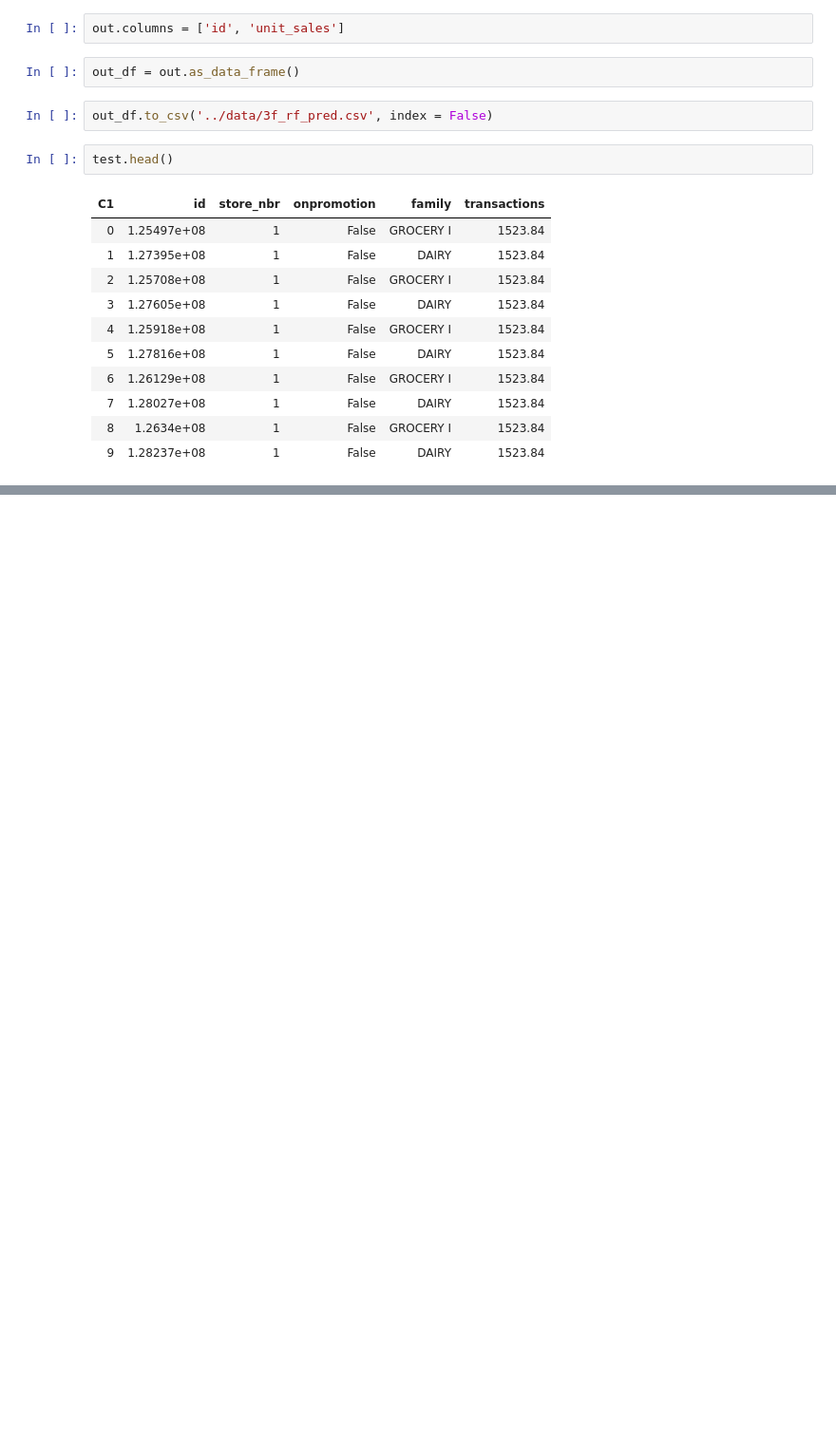
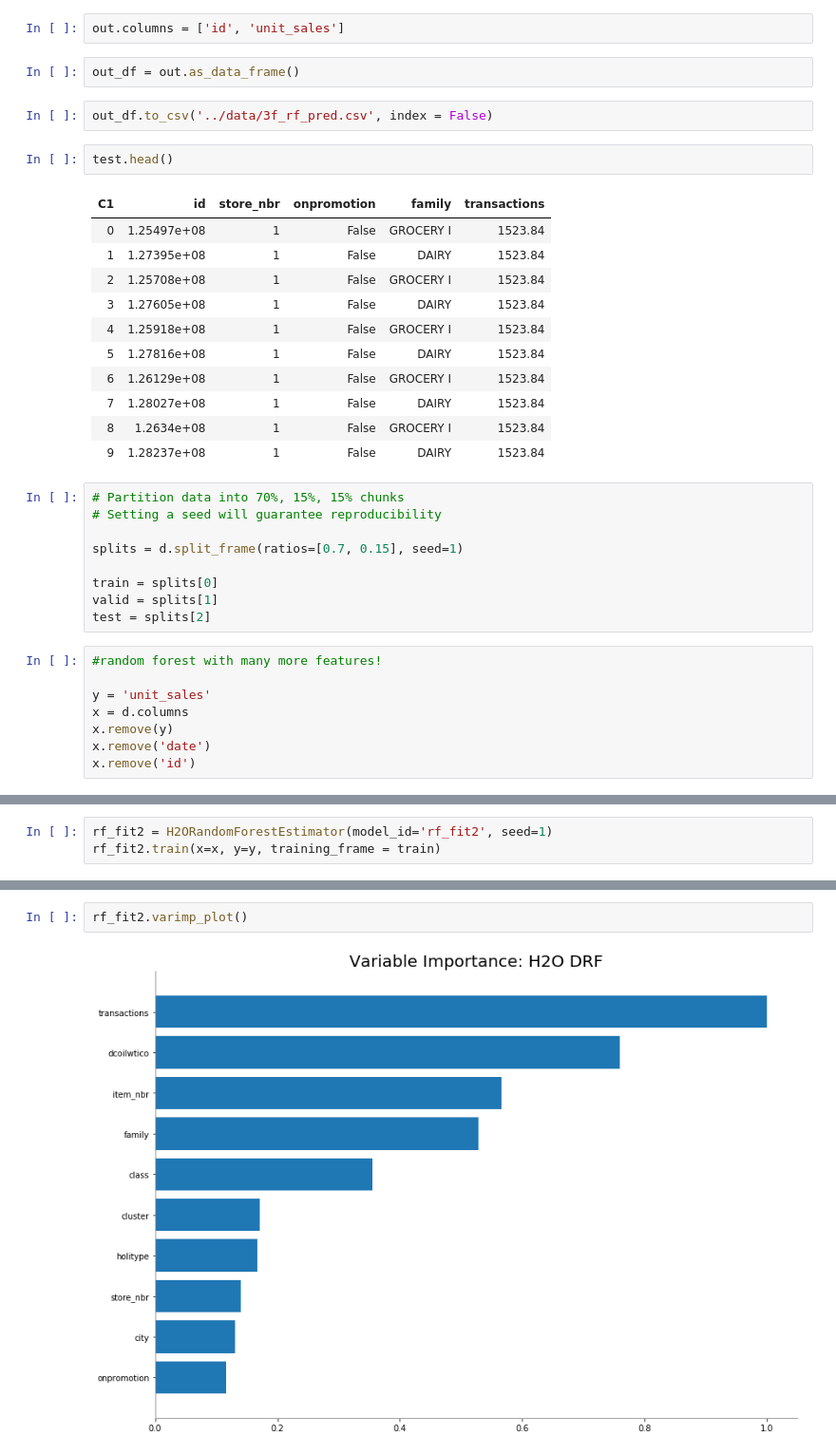
Before and after one commit to abbiepopa/kaggle_grocery, a Jupyter notebook: scripts/4.0_Models_in_H2O.ipynb, the cells around one changed output, grey strips where cells are left out. Shown: that part at 95% size. Cells and saved outputs as stored; diff of their text form; blank space fills up the shorter version.

Commit message:
random forest with many more features

```diff
--- a/scripts/4.0_Models_in_H2O.ipynb
+++ b/scripts/4.0_Models_in_H2O.ipynb
@@ -104,3 +96,20 @@ test.head()
 | 7 | 1.28027e+08 | 1 | False | DAIRY | 1523.84 |
 | 8 | 1.2634e+08 | 1 | False | GROCERY I | 1523.84 |
 | 9 | 1.28237e+08 | 1 | False | DAIRY | 1523.84 |
+# %%
+# Partition data into 70%, 15%, 15% chunks
+# Setting a seed will guarantee reproducibility
+
+splits = d.split_frame(ratios=[0.7, 0.15], seed=1)
+
+train = splits[0]
+valid = splits[1]
+test = splits[2]
+# %%
+#random forest with many more features!
+
+y = 'unit_sales'
+x = d.columns
+x.remove(y)
+x.remove('date')
+x.remove('id')
@@ -106,0 +122,3 @@ test.head()
+# %%
+rf_fit2 = H2ORandomForestEstimator(model_id='rf_fit2', seed=1)
+rf_fit2.train(x=x, y=y, training_frame = train)
@@ -106,0 +154,4 @@ test.head()
+# %%
+rf_fit2.varimp_plot()
+# %% [output]
+[figure, added]
```
Also changed, not shown: parts of 5 cells of this notebook.
